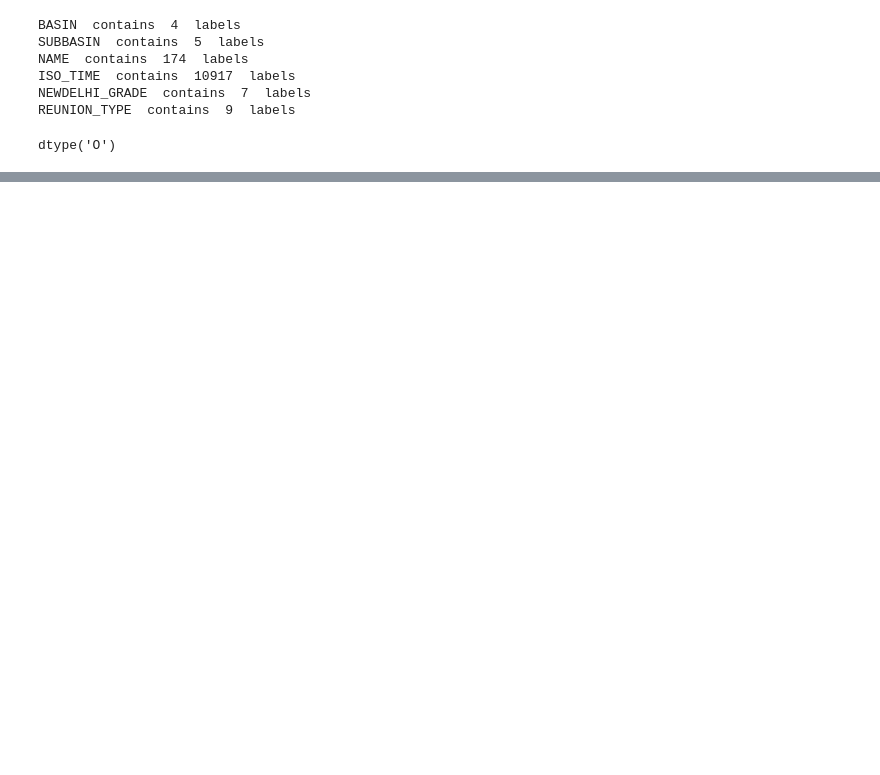
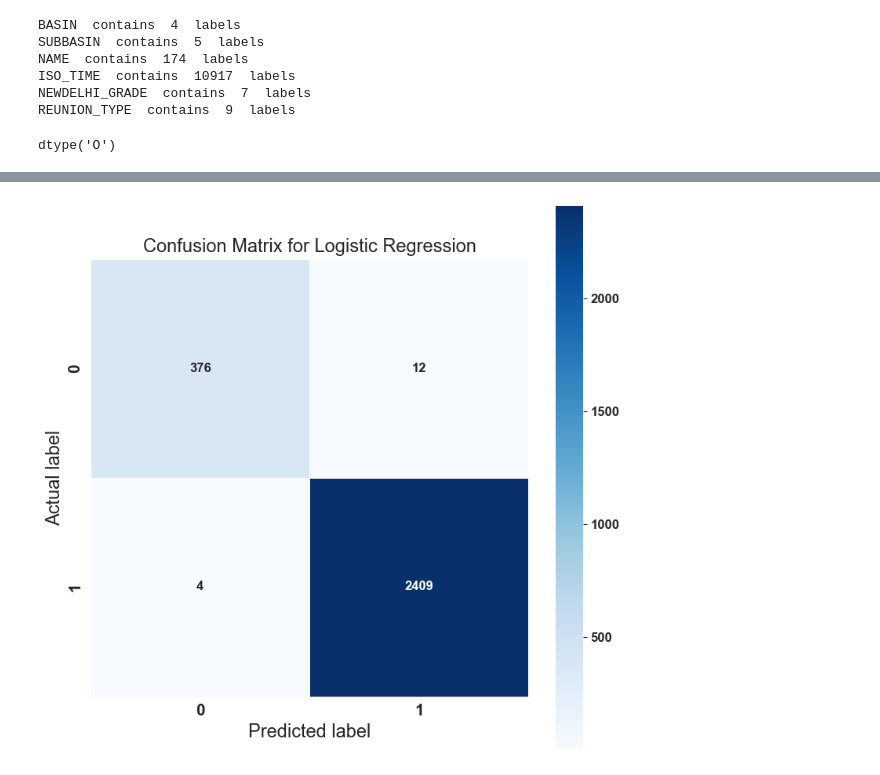
Before and after one commit to SVivekkrishnamurthy/DS_ML_PROJECTS, a Jupyter notebook: Weather_Project/Logistic_Regression_weather_analysis.ipynb, the cells around one changed output, grey strips where cells are left out. Saved outputs shown, nothing was run; the diff lists cells and outputs as text; code cells hidden in the pictures; blank space fills up the shorter version.

```diff
--- a/Weather_Project/Logistic_Regression_weather_analysis.ipynb
+++ b/Weather_Project/Logistic_Regression_weather_analysis.ipynb
@@ -158,0 +599,13 @@ df.head()
+# %%
+X = df[quantitative]
+y = df['Results']
+
+X_train, X_test, y_train, y_test = train_test_split(X, y, test_size=0.2, random_state=42)
+# %%
+scaler = StandardScaler()
+X_train = scaler.fit_transform(X_train)
+X_test = scaler.transform(X_test)
+# %%
+# Train the Logistic Regression model
+model = LogisticRegression()
+model.fit(X_train, y_train)
@@ -158,0 +614,5 @@ df.head()
+# %%
+# Evaluate the model
+y_pred = model.predict(X_test)
+y_pred_proba = model.predict_proba(X_test)[:, 1]
+fprate, tprate, thresholds = roc_curve(y_test, y_pred, pos_label=1)
@@ -158,0 +641,16 @@ df.head()
+# %%
+lscore = model.score(X_test, y_test)
+cm = confusion_matrix(y_test, y_pred)
+
+plt.figure(figsize=(9,9))
+sns.heatmap(cm, annot=True,
+            fmt=".0f",
+            linewidths=.5,
+            square = True,
+            cmap = 'Blues');
+plt.ylabel('Actual label', fontsize = 17);
+plt.xlabel('Predicted label', fontsize = 17);
+plt.title('Confusion Matrix for Logistic Regression'.format(lscore), size = 17);
+plt.tick_params(labelsize= 15)
+# %% [output]
+[figure, added]
```
Also changed, not shown: parts of 61 cells of this notebook.
